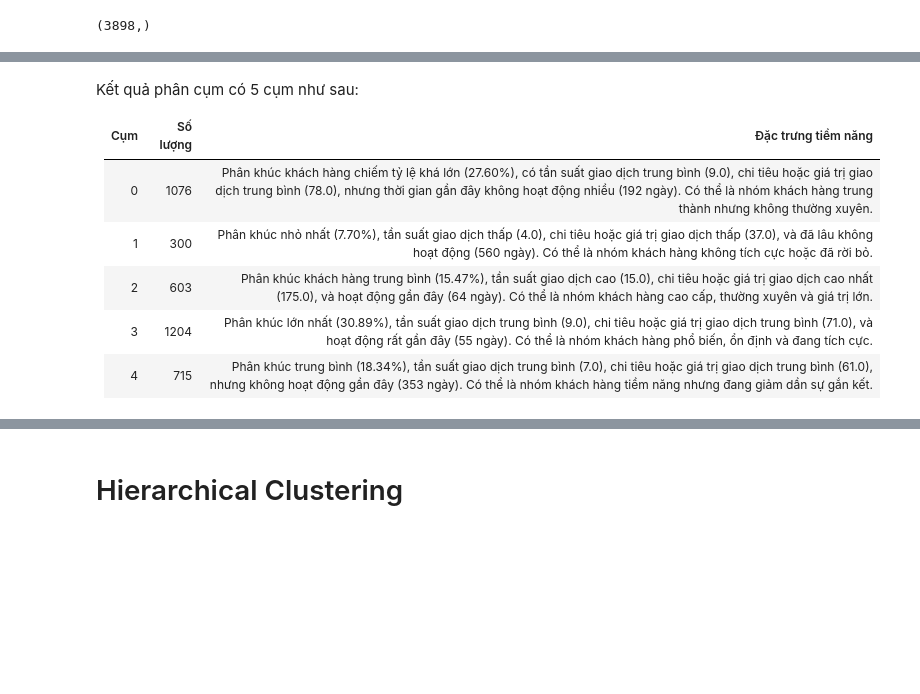
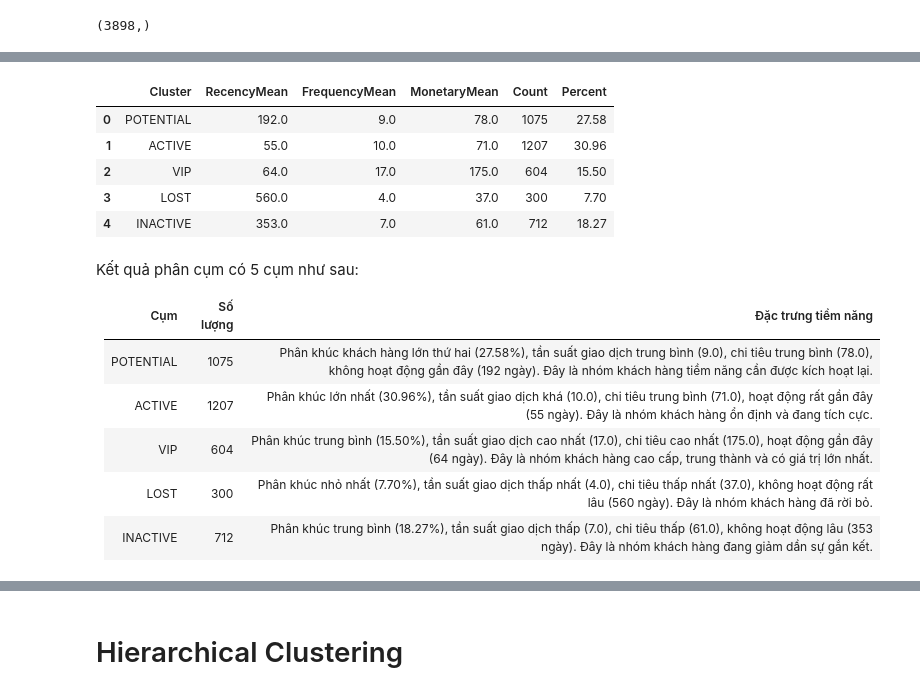
Before and after one commit to sophieanalytics/ML_graduation_projects, a Jupyter notebook: 02_customer_segmentation.ipynb, the cells around one changed output, grey strips where cells are left out. Cells and saved outputs as stored; diff of their text form; code cells hidden in the pictures; blank space fills up the shorter version.

```diff
--- a/02_customer_segmentation.ipynb
+++ b/02_customer_segmentation.ipynb
@@ -232,13 +233,34 @@ rfm_agg2
-# %% [markdown]
-Kết quả phân cụm có 5 cụm như sau:
-
-| Cụm | Số lượng | Đặc trưng tiềm năng |
-|-----|----------|----------------------|
-| 0   | 1076     | Phân khúc khách hàng chiếm tỷ lệ khá lớn (27.60%), có tần suất giao dịch trung bình (9.0), chi tiêu hoặc giá trị giao dịch trung bình (78.0), nhưng thời gian gần đây không hoạt động nhiều (192 ngày). Có thể là nhóm khách hàng trung thành nhưng không thường xuyên. |
-| 1   | 300      | Phân khúc nhỏ nhất (7.70%), tần suất giao dịch thấp (4.0), chi tiêu hoặc giá trị giao dịch thấp (37.0), và đã lâu không hoạt động (560 ngày). Có thể là nhóm khách hàng không tích cực hoặc đã rời bỏ. |
-| 2   | 603      | Phân khúc khách hàng trung bình (15.47%), tần suất giao dịch cao (15.0), chi tiêu hoặc giá trị giao dịch cao nhất (175.0), và hoạt động gần đây (64 ngày). Có thể là nhóm khách hàng cao cấp, thường xuyên và giá trị lớn. |
-| 3   | 1204     | Phân khúc lớn nhất (30.89%), tần suất giao dịch trung bình (9.0), chi tiêu hoặc giá trị giao dịch trung bình (71.0), và hoạt động rất gần đây (55 ngày). Có thể là nhóm khách hàng phổ biến, ổn định và đang tích cực. |
-| 4   | 715      | Phân khúc trung bình (18.34%), tần suất giao dịch trung bình (7.0), chi tiêu hoặc giá trị giao dịch trung bình (61.0), nhưng không hoạt động gần đây (353 ngày). Có thể là nhóm khách hàng tiềm năng nhưng đang giảm dần sự gắn kết. |
+# %%
+cluster_names = {
+    'Cluster 0': 'POTENTIAL',     # Không hoạt động lâu (192 ngày), giá trị trung bình (78)
+    'Cluster 1': 'ACTIVE',        # Hoạt động gần đây nhất (55 ngày), giá trị ổn định (71)
+    'Cluster 2': 'VIP',           # Hoạt động gần (64 ngày), tần suất cao (17), giá trị cao (175)
+    'Cluster 3': 'LOST',          # Không hoạt động rất lâu (560 ngày), giá trị thấp (37)
+    'Cluster 4': 'INACTIVE'       # Không hoạt động lâu (353 ngày), giá trị thấp (61)
+}
+
+# Replace cluster names
+rfm_agg2['Cluster'] = rfm_agg2['Cluster'].map(cluster_names)
+
+# Show updated results
+rfm_agg2
+# %% [output]
+|  | Cluster | RecencyMean | FrequencyMean | MonetaryMean | Count | Percent |
+| 0 | POTENTIAL | 192.0 | 9.0 | 78.0 | 1075 | 27.58 |
+| 1 | ACTIVE | 55.0 | 10.0 | 71.0 | 1207 | 30.96 |
+| 2 | VIP | 64.0 | 17.0 | 175.0 | 604 | 15.50 |
+| 3 | LOST | 560.0 | 4.0 | 37.0 | 300 | 7.70 |
+| 4 | INACTIVE | 353.0 | 7.0 | 61.0 | 712 | 18.27 |
+# %% [markdown]
+Kết quả phân cụm có 5 cụm như sau:
+
+| Cụm | Số lượng | Đặc trưng tiềm năng |
+|-----|----------|----------------------|
+| POTENTIAL | 1075 | Phân khúc khách hàng lớn thứ hai (27.58%), tần suất giao dịch trung bình (9.0), chi tiêu trung bình (78.0), không hoạt động gần đây (192 ngày). Đây là nhóm khách hàng tiềm năng cần được kích hoạt lại. |
+| ACTIVE | 1207 | Phân khúc lớn nhất (30.96%), tần suất giao dịch khá (10.0), chi tiêu trung bình (71.0), hoạt động rất gần đây (55 ngày). Đây là nhóm khách hàng ổn định và đang tích cực. |
+| VIP | 604 | Phân khúc trung bình (15.50%), tần suất giao dịch cao nhất (17.0), chi tiêu cao nhất (175.0), hoạt động gần đây (64 ngày). Đây là nhóm khách hàng cao cấp, trung thành và có giá trị lớn nhất. |
+| LOST | 300 | Phân khúc nhỏ nhất (7.70%), tần suất giao dịch thấp nhất (4.0), chi tiêu thấp nhất (37.0), không hoạt động rất lâu (560 ngày). Đây là nhóm khách hàng đã rời bỏ. |
+| INACTIVE | 712 | Phân khúc trung bình (18.27%), tần suất giao dịch thấp (7.0), chi tiêu thấp (61.0), không hoạt động lâu (353 ngày). Đây là nhóm khách hàng đang giảm dần sự gắn kết. |
 # %%
 #Create our plot and resize it.
 fig = plt.gcf()
```
Also changed, not shown: parts of 9 cells of this notebook, 13 other files.
